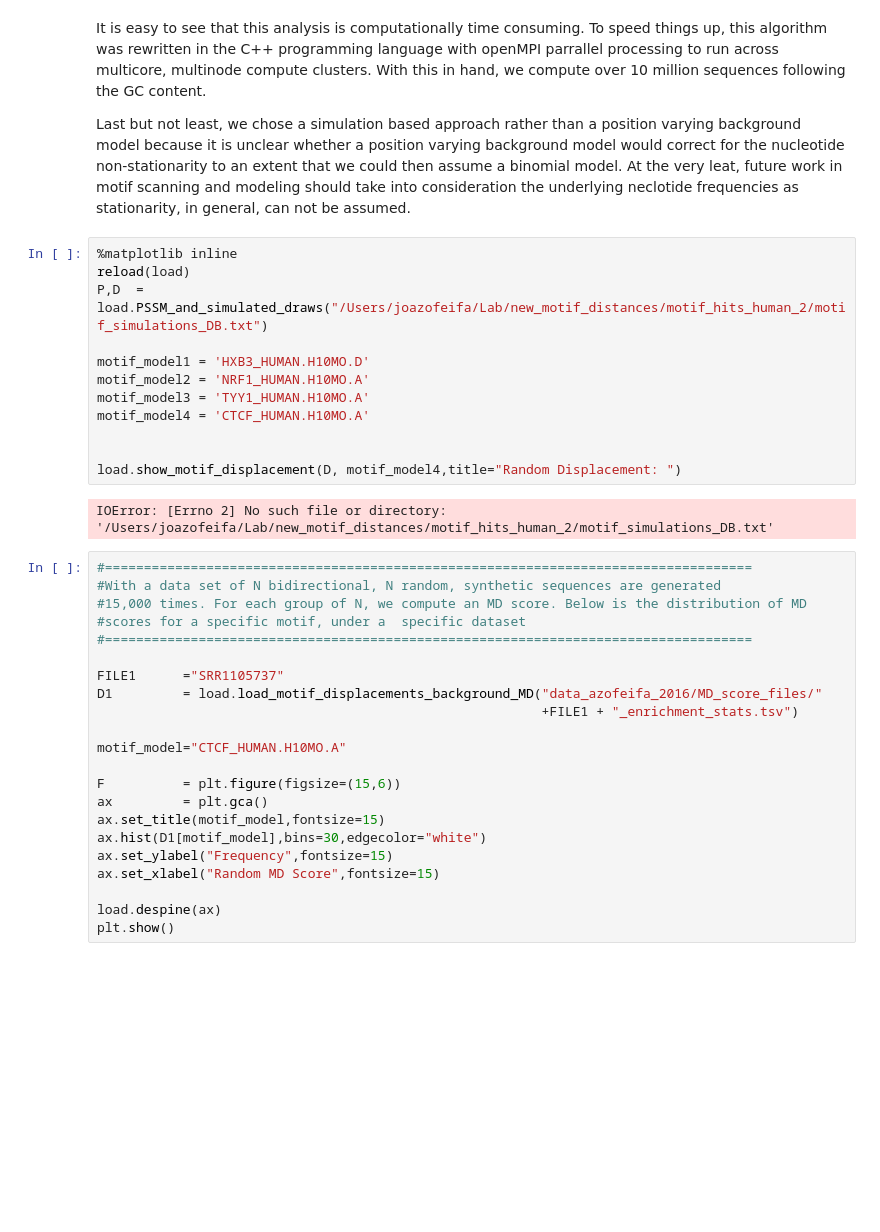
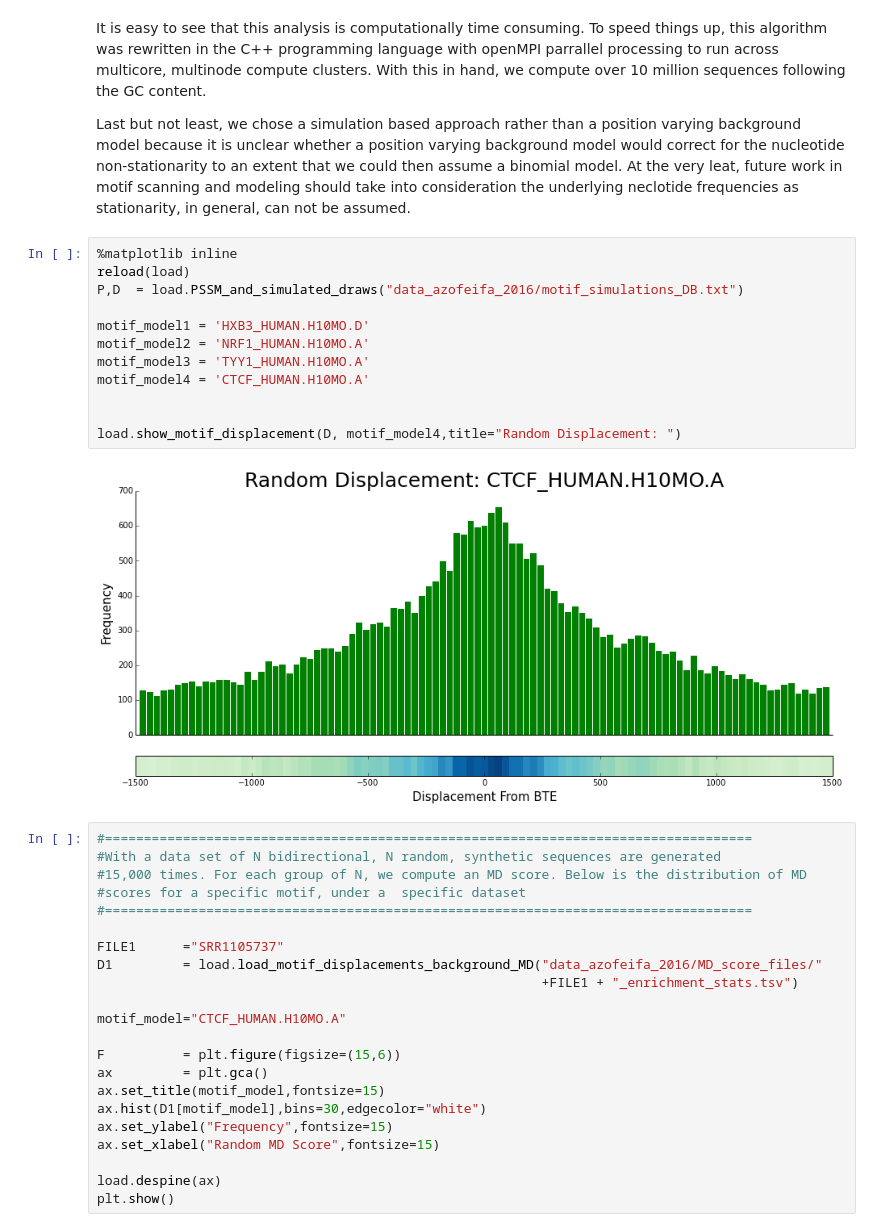
Before and after one commit to azofeifa/motif_displacement_analysis, a Jupyter notebook: MD_score_analysis.ipynb, the cells around one changed output. Cells and saved outputs as stored; diff of their text form; blank space fills up the shorter version.

```diff
--- a/MD_score_analysis.ipynb
+++ b/MD_score_analysis.ipynb
@@ -274,17 +274,17 @@ Last but not least, we chose a simulation based approach rather than a position
 # %%
 %matplotlib inline
 reload(load)
-P,D  = load.PSSM_and_simulated_draws("/Users/joazofeifa/Lab/new_motif_distances/motif_hits_human_2/motif_simulations_DB.txt")
+P,D  = load.PSSM_and_simulated_draws("data_azofeifa_2016/motif_simulations_DB.txt")
 
 motif_model1 = 'HXB3_HUMAN.H10MO.D'
 motif_model2 = 'NRF1_HUMAN.H10MO.A'
 motif_model3 = 'TYY1_HUMAN.H10MO.A'
 motif_model4 = 'CTCF_HUMAN.H10MO.A'
 
 
 load.show_motif_displacement(D, motif_model4,title="Random Displacement: ")
 # %% [output]
-IOError: [Errno 2] No such file or directory: '/Users/joazofeifa/Lab/new_motif_distances/motif_hits_human_2/motif_simulations_DB.txt'
+[figure, added]
 # %%
 #===================================================================================
 #With a data set of N bidirectional, N random, synthetic sequences are generated
```
Also changed, not shown: parts of 1 cell of this notebook, 1 other file.
